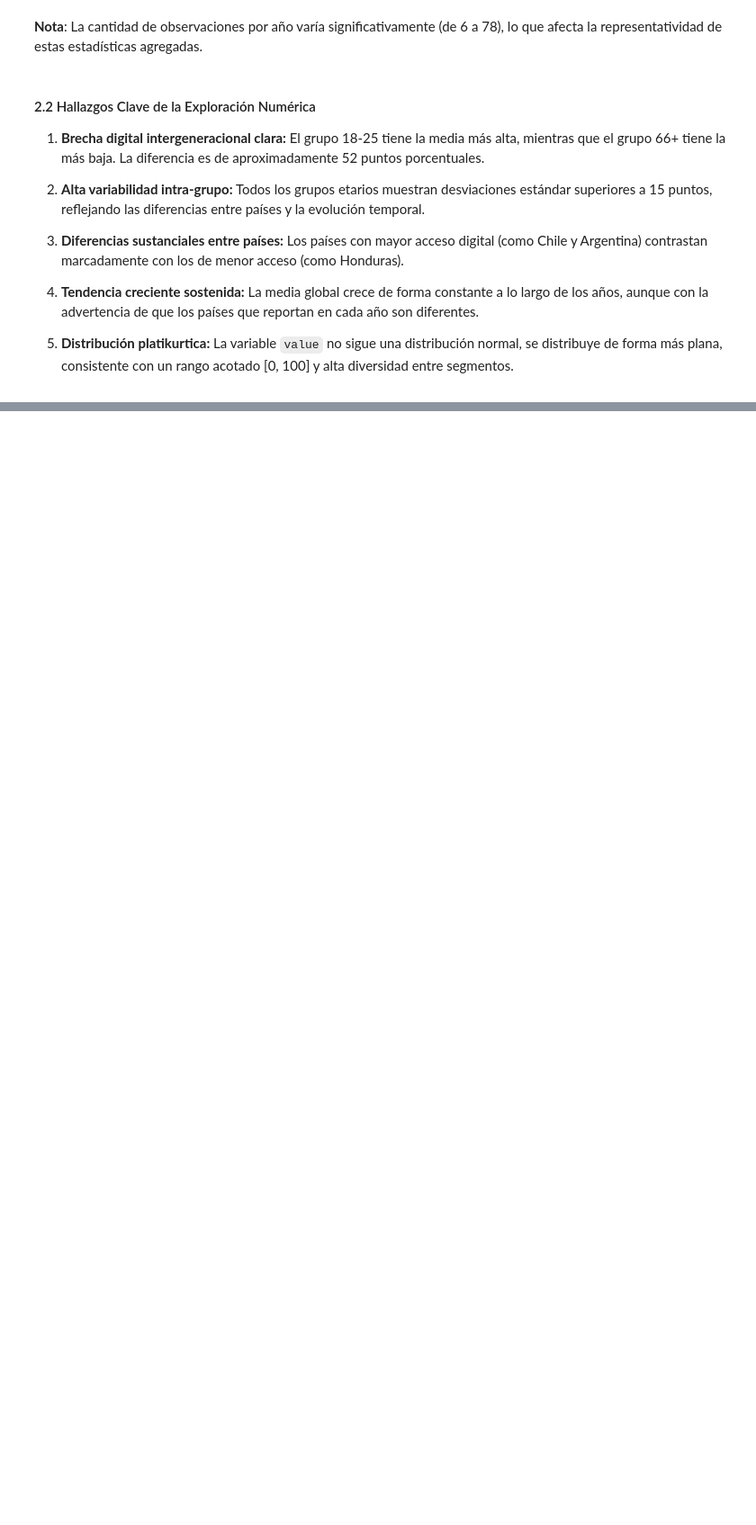
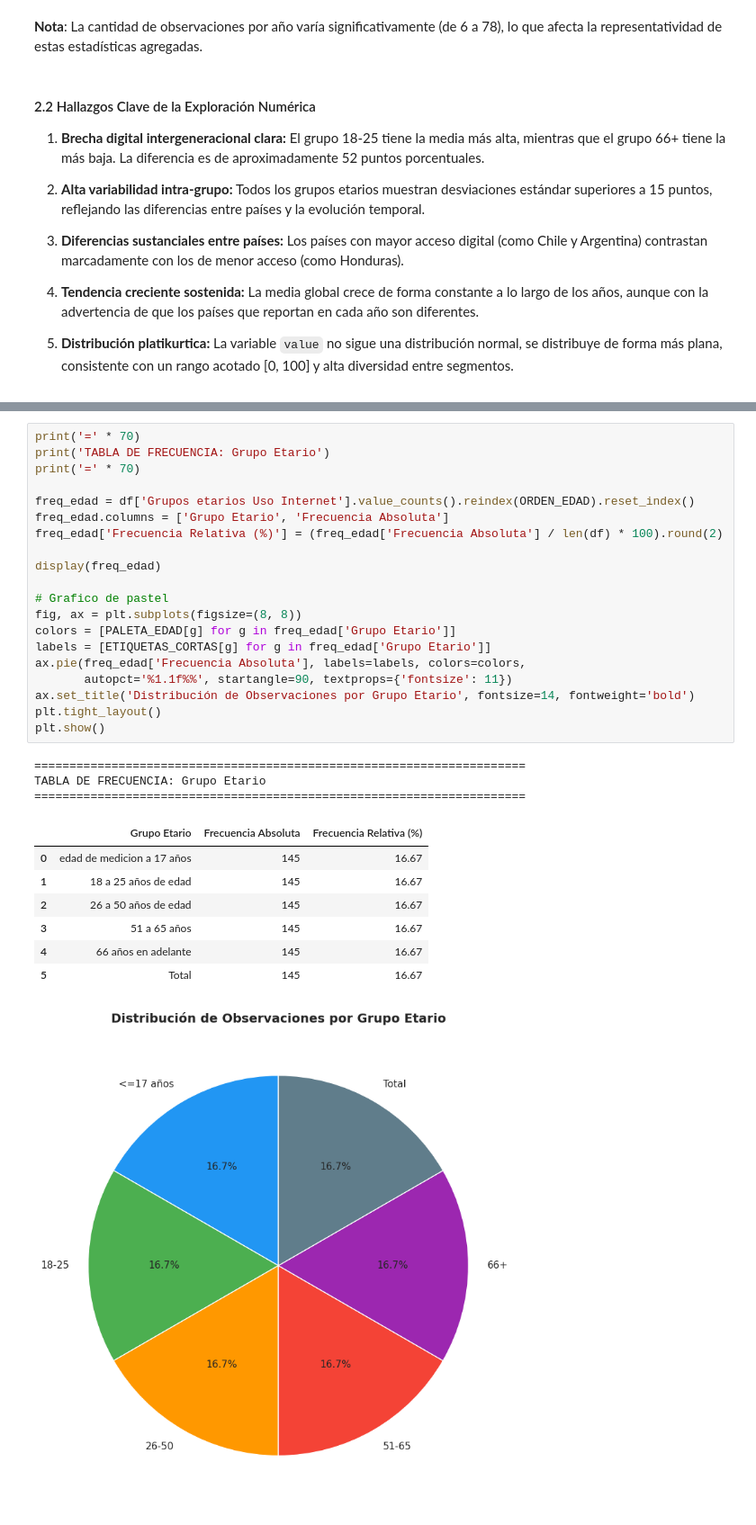
Before and after one commit to Tunchxz/CC3074-Proyecto-Final, a Jupyter notebook: Week-1.ipynb, the cells around one changed output, grey strips where cells are left out. Shown at 90% size. Saved outputs shown, nothing was run; the diff lists cells and outputs as text; blank space fills up the shorter version.

```diff
--- a/Week-1.ipynb
+++ b/Week-1.ipynb
@@ -584,0 +645,32 @@ Estadísticas descriptivas por año:
+# %%
+print('=' * 70)
+print('TABLA DE FRECUENCIA: Grupo Etario')
+print('=' * 70)
+
+freq_edad = df['Grupos etarios Uso Internet'].value_counts().reindex(ORDEN_EDAD).reset_index()
+freq_edad.columns = ['Grupo Etario', 'Frecuencia Absoluta']
+freq_edad['Frecuencia Relativa (%)'] = (freq_edad['Frecuencia Absoluta'] / len(df) * 100).round(2)
+
+display(freq_edad)
+
+# Grafico de pastel
+fig, ax = plt.subplots(figsize=(8, 8))
+colors = [PALETA_EDAD[g] for g in freq_edad['Grupo Etario']]
+labels = [ETIQUETAS_CORTAS[g] for g in freq_edad['Grupo Etario']]
+ax.pie(freq_edad['Frecuencia Absoluta'], labels=labels, colors=colors,
+       autopct='%1.1f%%', startangle=90, textprops={'fontsize': 11})
+ax.set_title('Distribución de Observaciones por Grupo Etario', fontsize=14, fontweight='bold')
+plt.tight_layout()
+plt.show()
+# %% [output]
+======================================================================
+TABLA DE FRECUENCIA: Grupo Etario
+======================================================================
+|  | Grupo Etario | Frecuencia Absoluta | Frecuencia Relativa (%) |
+| 0 | edad de medicion a 17 años | 145 | 16.67 |
+| 1 | 18 a 25 años de edad | 145 | 16.67 |
+| 2 | 26 a 50 años de edad | 145 | 16.67 |
+| 3 | 51 a 65 años | 145 | 16.67 |
+| 4 | 66 años en adelante | 145 | 16.67 |
+| 5 | Total | 145 | 16.67 |
+[figure, added]
```
Also changed, not shown: parts of 11 cells of this notebook.
